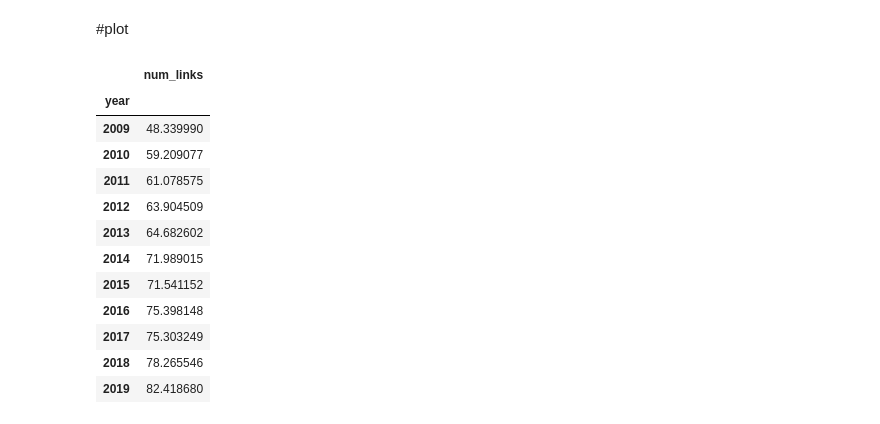
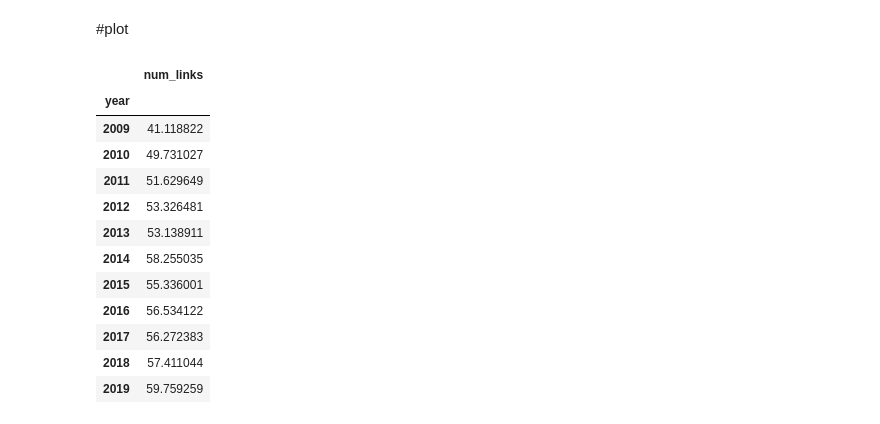
Before and after one commit to maxwang12/web-scraper-to-count-hyperlinks-in-online-privacy-policies, a Jupyter notebook: 2024_Count_Clean_Links.ipynb, the cells around one changed output. Drawn from its saved outputs; the diff is of its cells as text; code cells hidden in the pictures.

```diff
--- a/2024_Count_Clean_Links.ipynb
+++ b/2024_Count_Clean_Links.ipynb
@@ -65,13 +76,14 @@ memory usage: 12.6+ MB
 # %%
+
 def clean_links(links_list):
   cleaned_list = []
   if links_list is not None: # Check if links_list is None
     for link in links_list:
-      if link is not None and '#' not in link and 'mailto' not in link and link != '/': # Check if link is None and not '/'
+      if link is not None and '#' not in link and 'mailto' not in link: # Check if link is None
         cleaned_list.append(link)
   return cleaned_list
 
-# Apply the cleaning function to the 'all_links' column (no eval() needed)
-all_chunks_nonan['all_links'] = all_chunks_nonan['all_links'].apply(clean_links)
-all_chunks_nonan['all_links']
+# Apply the cleaning function to the 'all_links' column
+all_chunks_nonan_test['all_links'] = all_chunks_nonan_test['all_links'].apply(lambda x: clean_links(eval(x)))
+all_chunks_nonan_test['all_links']
 # %% [output]
@@ -109,0 +102,9 @@ Name: all_links, Length: 48609, dtype: object
+# %%
+#make a function that deletes all list items that exactly equal '/'  in all_chunks_nonan_test['all_links']
+
+def remove_slash(links_list):
+  return [link for link in links_list if link != '/']
+
+# Apply the function to the 'all_links' column
+all_chunks_nonan_test['all_links'] = all_chunks_nonan_test['all_links'].apply(remove_slash)
+all_chunks_nonan_test['all_links']
@@ -109,0 +124,9 @@ Name: all_links, Length: 48609, dtype: object
+# %%
+# make a function that deletes all list items that are duplicates within the same list in all_chunks_nonan_test['all_links']
+
+def remove_duplicates(links_list):
+  return list(set(links_list))
+
+# Apply the function to the 'all_links' column
+all_chunks_nonan_test['all_links'] = all_chunks_nonan_test['all_links'].apply(remove_duplicates)
+all_chunks_nonan_test['all_links']
@@ -110,6 +162,6 @@ Name: all_links, Length: 48609, dtype: object
 # %%
-#create a columns called all_chunks_nonan['num_links'] that return the number of list items in each row of filtered_df_09_14_19['all_links']
+#create a columns called all_chunks_nonan['num_links'] that return the number of list items in each row of all_chunks_nonan_test['all_links']
 
-all_chunks_nonan['num_links'] = all_chunks_nonan['all_links'].apply(lambda x: len(x) if isinstance(x, list) else 0)
-all_chunks_nonan[['num_links', 'all_links']]
+all_chunks_nonan_test['num_links'] = all_chunks_nonan_test['all_links'].apply(lambda x: len(x) if isinstance(x, list) else 0)
+all_chunks_nonan_test[['num_links', 'all_links']]
 # %% [output]
@@ -136,25 +183,25 @@ all_chunks_nonan.to_csv('/content/drive/MyDrive/RESEARCH/PROJECTS/2024_Link_nest
 # %% [markdown]
 #plot
 # %%
-#create a dataframe that gives the average sampled_df['num_links'] by sampled_df['year'] and keep year as a column
+#create a dataframe that gives the average all_chunks_nonan_test['num_links'] by sampled_df['year'] and keep year as a column
 
-link_count_by_year = all_chunks_nonan.groupby('year')['num_links'].mean()
+link_count_by_year = all_chunks_nonan_test.groupby('year')['num_links'].mean()
 link_count_by_year_df = pd.DataFrame(link_count_by_year)
 link_count_by_year_df
 # %% [output]
 |  | num_links |
 | year |  |
-| 2009 | 48.339990 |
-| 2010 | 59.209077 |
-| 2011 | 61.078575 |
-| 2012 | 63.904509 |
-| 2013 | 64.682602 |
-| 2014 | 71.989015 |
-| 2015 | 71.541152 |
-| 2016 | 75.398148 |
-| 2017 | 75.303249 |
-| 2018 | 78.265546 |
-| 2019 | 82.418680 |
+| 2009 | 41.118822 |
+| 2010 | 49.731027 |
+| 2011 | 51.629649 |
+| 2012 | 53.326481 |
+| 2013 | 53.138911 |
+| 2014 | 58.255035 |
+| 2015 | 55.336001 |
+| 2016 | 56.534122 |
+| 2017 | 56.272383 |
+| 2018 | 57.411044 |
+| 2019 | 59.759259 |
 # %%
 # make year a column and reindex the dataframe link_count_by_year_df
 
```
Also changed, not shown: parts of 13 cells of this notebook.
